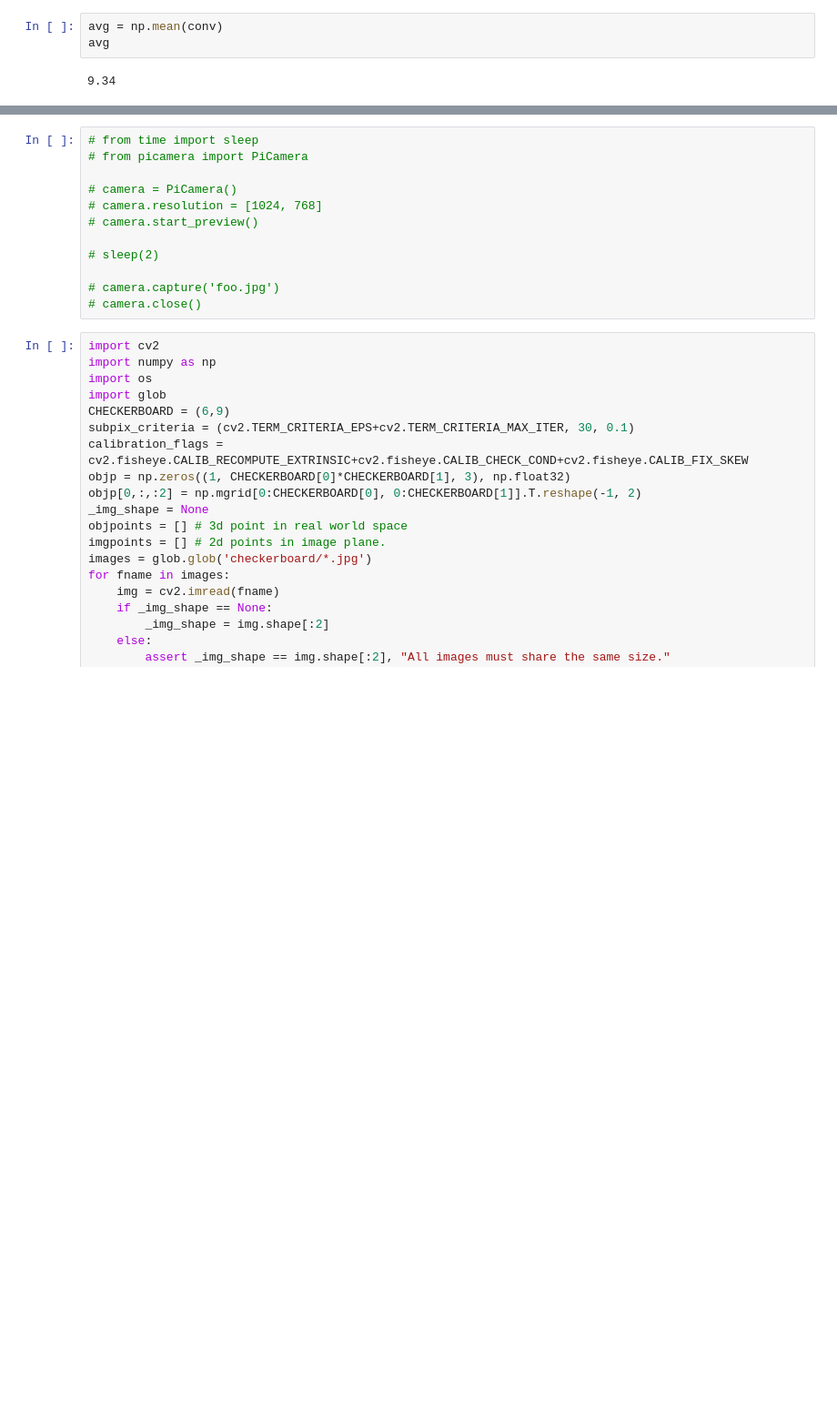
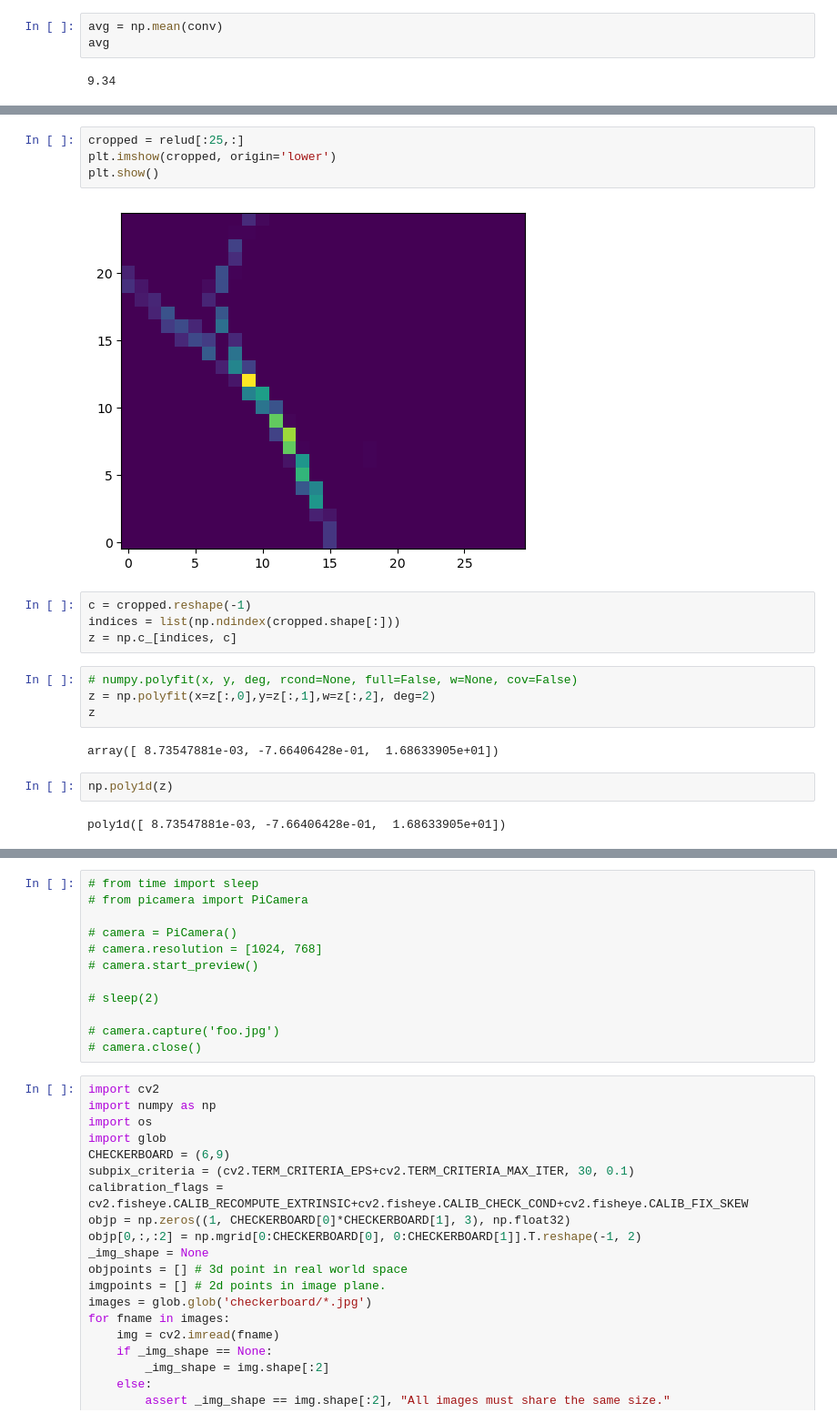
Before and after one commit to atomicapple0/mobots-2023, a Jupyter notebook: processing.ipynb, the cells around one changed output, grey strips where cells are left out. Shown at 91% size. Cells and saved outputs as stored; diff of their text form; blank space fills up the shorter version.

```diff
--- a/processing.ipynb
+++ b/processing.ipynb
@@ -113,0 +169,20 @@ error: OpenCV(4.5.5) :-1: error: (-5:Bad argument) in function 'fitLine'
+# %%
+cropped = relud[:25,:]
+plt.imshow(cropped, origin='lower')
+plt.show()
+# %% [output]
+[figure, added]
+# %%
+c = cropped.reshape(-1)
+indices = list(np.ndindex(cropped.shape[:]))
+z = np.c_[indices, c]
+# %%
+# numpy.polyfit(x, y, deg, rcond=None, full=False, w=None, cov=False)
+z = np.polyfit(x=z[:,0],y=z[:,1],w=z[:,2], deg=2)
+z
+# %% [output]
+array([ 8.73547881e-03, -7.66406428e-01,  1.68633905e+01])
+# %%
+np.poly1d(z)
+# %% [output]
+poly1d([ 8.73547881e-03, -7.66406428e-01,  1.68633905e+01])
```
Also changed, not shown: parts of 37 cells of this notebook, 20 other files.
